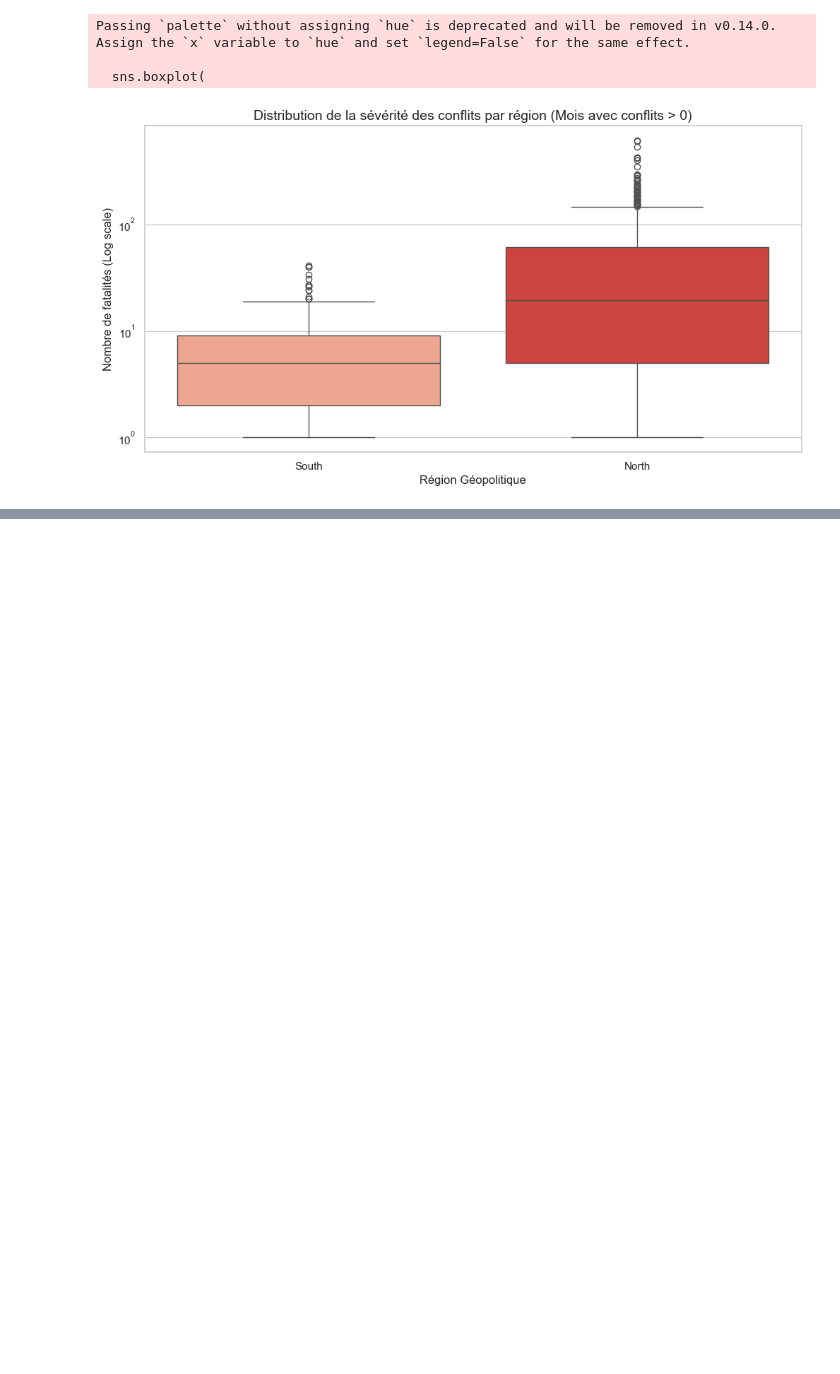
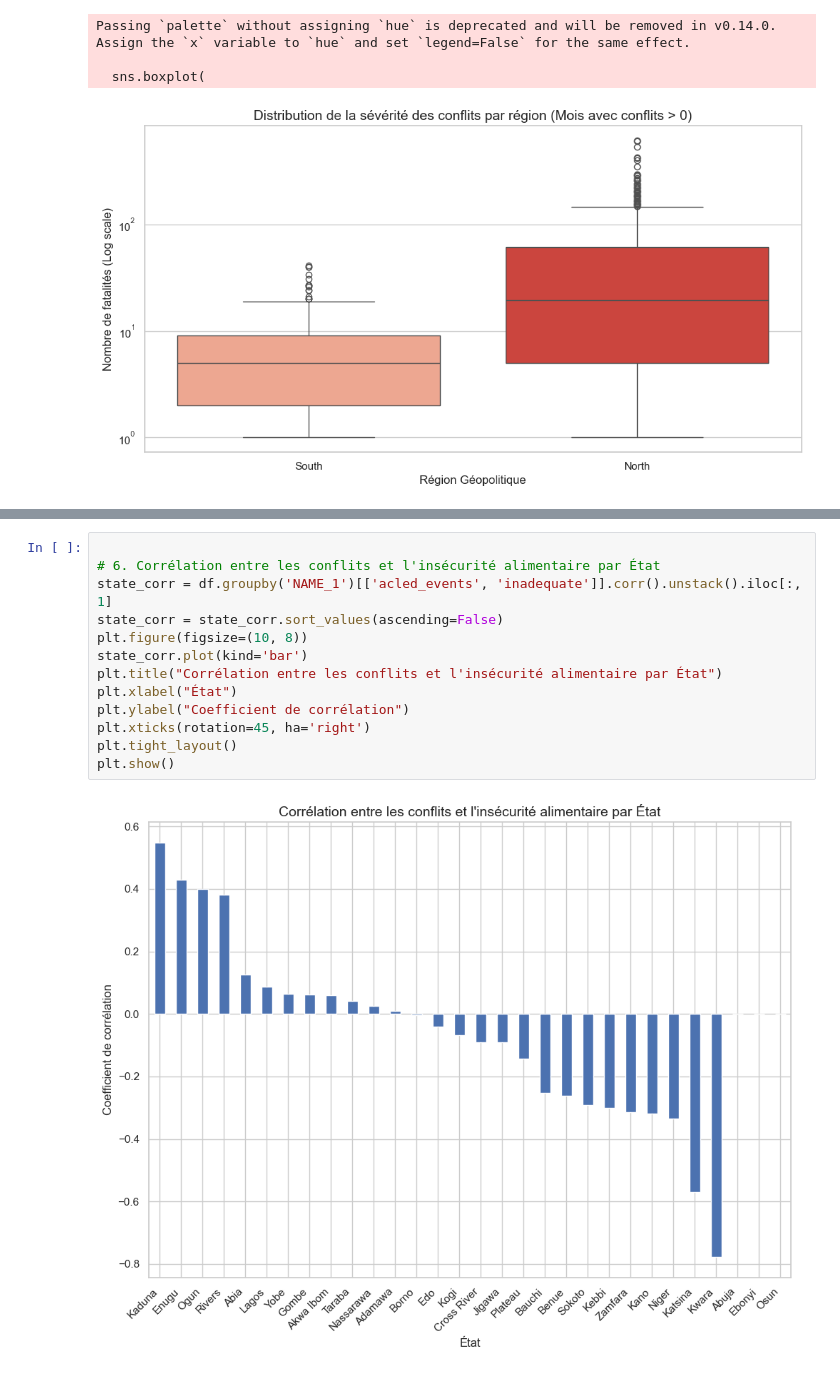
Before and after one commit to tnourlyn/Projet-de-Statapp---WFP-, a Jupyter notebook: notebooks/acled_data.ipynb, the cells around one changed output, grey strips where cells are left out. Cells and saved outputs as stored; diff of their text form; blank space fills up the shorter version.

```diff
--- a/notebooks/acled_data.ipynb
+++ b/notebooks/acled_data.ipynb
@@ -159,0 +182,15 @@ Passing `palette` without assigning `hue` is deprecated and will be removed in v
+# %%
+
+# 6. Corrélation entre les conflits et l'insécurité alimentaire par État
+state_corr = df.groupby('NAME_1')[['acled_events', 'inadequate']].corr().unstack().iloc[:, 1]
+state_corr = state_corr.sort_values(ascending=False)
+plt.figure(figsize=(10, 8))
+state_corr.plot(kind='bar')
+plt.title("Corrélation entre les conflits et l'insécurité alimentaire par État")
+plt.xlabel("État")
+plt.ylabel("Coefficient de corrélation")
+plt.xticks(rotation=45, ha='right')
+plt.tight_layout()
+plt.show()
+# %% [output]
+[figure, added]
```
Also changed, not shown: parts of 8 cells of this notebook, 1 other file.
